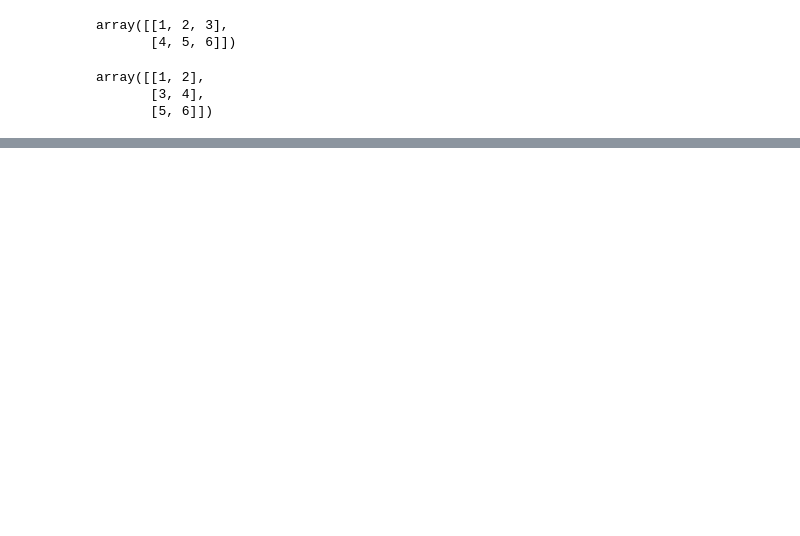
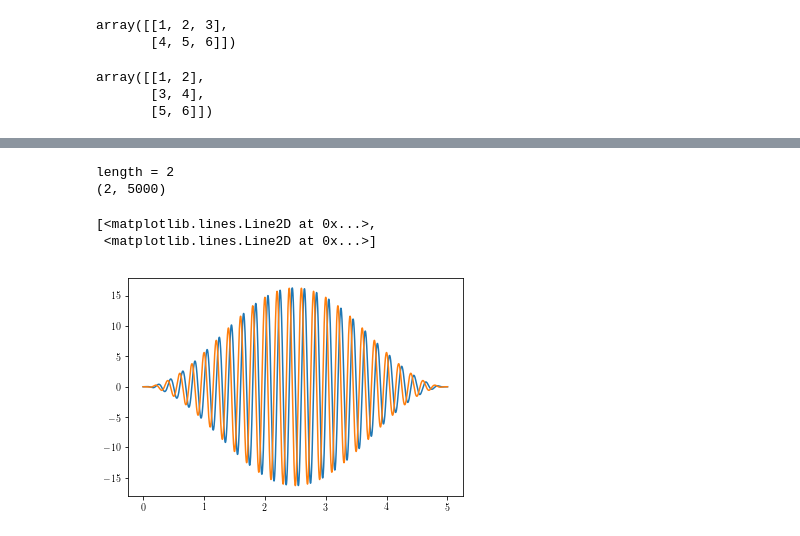
Before and after one commit to Vibration-Testing/vibrationtesting, a Jupyter notebook: docs/tutorial/Notebooks/Test_Notebook.ipynb, the cells around one changed output, grey strips where cells are left out. Cells and saved outputs as stored; diff of their text form; code cells hidden in the pictures; blank space fills up the shorter version.

```diff
--- a/docs/tutorial/Notebooks/Test_Notebook.ipynb
+++ b/docs/tutorial/Notebooks/Test_Notebook.ipynb
@@ -119,0 +48,15 @@ dir()
+# %%
+sample_freq = 1e3
+tfinal = 5
+fs = 100
+A = 10
+freq = 5
+noise_power = 0.001 * sample_freq / 2
+time = time = np.linspace(0, tfinal, round(tfinal*sample_freq)).reshape(1,-1)
+xsin = A*np.sin(2*np.pi*freq*time)
+xcos = A*np.cos(2*np.pi*freq*time)
+x=np.vstack((xsin,xcos)) # assembling individual records. vstack
+xw=vt.hanning(x)*x
+# %% [output]
+length = 2
+(2, 5000)
@@ -119,0 +69,6 @@ dir()
+# %%
+plt.plot(time.T,xw.T)
+# %% [output]
+[<matplotlib.lines.Line2D at 0x...>,
+ <matplotlib.lines.Line2D at 0x...>]
+[figure, added]
```
Also changed, not shown: parts of 16 cells of this notebook, 2 other files.
